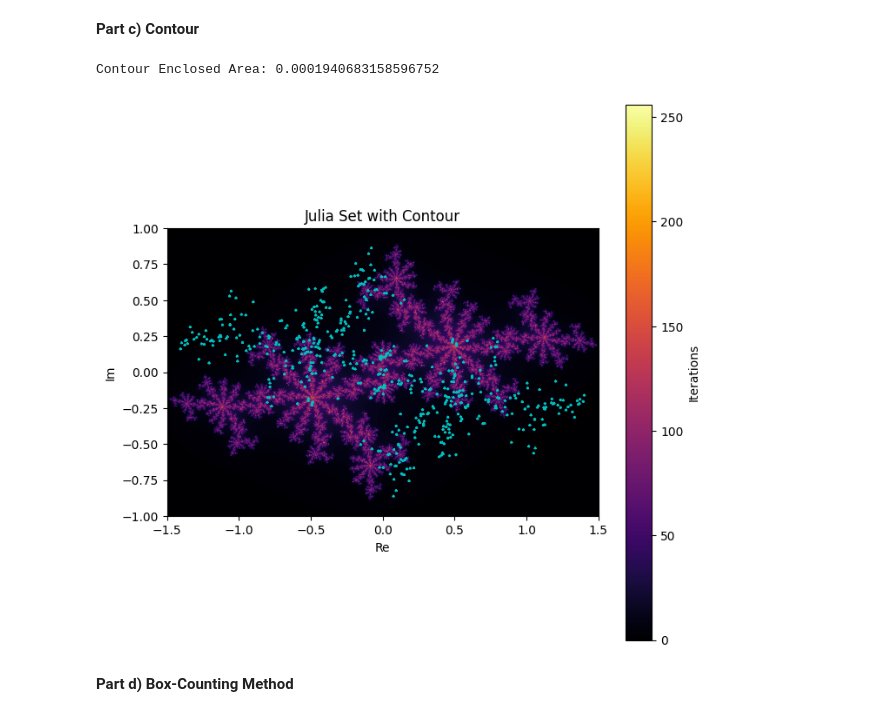
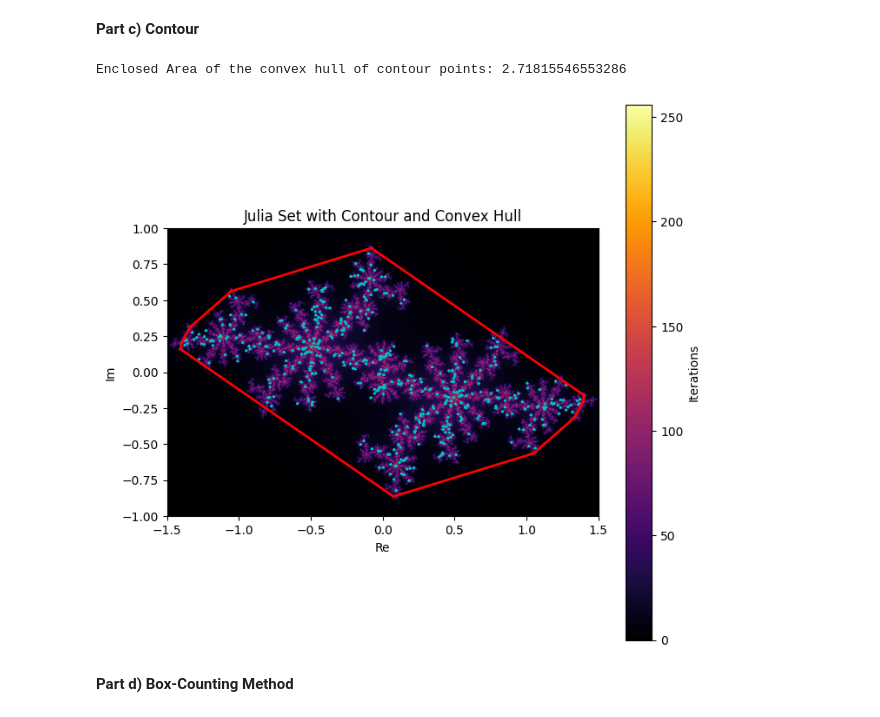
Before and after one commit to wcmelby/129L_ProblemSet_4, a Jupyter notebook: Question_2/Question2.ipynb, the cells around one changed output. Saved outputs shown, nothing was run; the diff lists cells and outputs as text; code cells hidden in the pictures.

```diff
--- a/Question_2/Question2.ipynb
+++ b/Question_2/Question2.ipynb
@@ -70,18 +71,26 @@ def julia_iteration(z, c, max_iter):
 julia_set = julia_iteration(Z, c, max_iter)
 
 # Extract boundary points of the Julia set
-threshold = max_iter * 0.9  # Adjust threshold for boundary points
+threshold = max_iter * 0.75  # Lower threshold to capture more boundary points
 points = np.column_stack((X[julia_set > threshold].flatten(), Y[julia_set > threshold].flatten()))
 
-# Compute convex hull if enough points exist
+# Flip Y-coordinates to match imshow's orientation
+points[:, 1] = -points[:, 1]
+
+# Ensure extreme left/right points are included
 if len(points) > 2:
+    leftmost = points[np.argmin(points[:, 0])]
+    rightmost = points[np.argmax(points[:, 0])]
+    points = np.vstack([points, leftmost, rightmost])
+
+    # Compute convex hull
     hull = ConvexHull(points)
     hull_area = hull.volume  # Area of the convex hull
     print(f"Convex Hull Area: {hull_area}")
 
     # Plot the Julia set with convex hull
     plt.figure(figsize=(8, 8))
-    plt.imshow(julia_set, extent=[xmin, xmax, ymin, ymax], cmap='inferno')
+    plt.imshow(julia_set, extent=[xmin, xmax, ymin, ymax], cmap='inferno', origin='lower')
     plt.colorbar(label='Iterations')
     plt.title('Julia Set with Convex Hull')
     plt.xlabel('Re')
@@ -89,9 +98,9 @@ if len(points) > 2:
 
     # Draw the convex hull
     for simplex in hull.simplices:
-        plt.plot(points[simplex, 0], points[simplex, 1], 'c-', linewidth=2)
+        plt.plot(points[simplex, 0], -points[simplex, 1], 'c-', linewidth=2)
 
-    plt.savefig('julia_set_convex_hull.png')
+    # plt.savefig('julia_set_convex_hull.png')
     plt.show()
 else:
     print("Not enough boundary points to compute the convex hull.")
@@ -101,56 +110,53 @@ Convex Hull Area: 2.7230690428116504
 # %% [markdown]
 **Part c) Contour**
 # %%
-# Generate the grid
-x = np.linspace(xmin, xmax, width)
-y = np.linspace(ymin, ymax, height)
-X, Y = np.meshgrid(x, y)
-Z = X + 1j * Y
-
-# Julia set iteration
-def julia_iteration(z, c, max_iter):
-    iteration_count = np.zeros(z.shape, dtype=int)
-    mask = np.ones(z.shape, dtype=bool)
-
-    for i in range(max_iter):
-        Z[mask] = Z[mask] ** 2 + c
-        mask = np.abs(Z) < 2
-        iteration_count += mask
-
-    return iteration_count
-
-julia_set = julia_iteration(Z, c, max_iter)
-
 # Extract contour of the Julia set
 contours = measure.find_contours(julia_set, level=max_iter * 0.9)
 
-# Compute area enclosed by the contour
-contour_area = 0
+# Store all contour points
+all_contour_points = []
+
 for contour in contours:
     x_vals = contour[:, 1] * (xmax - xmin) / width + xmin
     y_vals = contour[:, 0] * (ymax - ymin) / height + ymin
-    contour_area += 0.5 * np.abs(np.dot(x_vals, np.roll(y_vals, 1)) - np.dot(y_vals, np.roll(x_vals, 1)))
+    all_contour_points.extend(np.column_stack((x_vals, y_vals)))
 
-print(f"Contour Enclosed Area: {contour_area}")
+# Convert contour points to a NumPy array
+all_contour_points = np.array(all_contour_points)
 
-# Plot the Julia set with contour
+# Compute convex hull if there are enough points
+if len(all_contour_points) > 2:
+    hull = ConvexHull(all_contour_points)
+    hull_area = hull.volume  # Correct enclosed area calculation
+    print(f"Enclosed Area of the convex hull of contour points: {hull_area}")
+else:
+    hull = None
+    hull_area = 0
+    print("Not enough points to compute the convex hull.")
+
+# Plot the Julia set with contour and convex hull
 plt.figure(figsize=(8, 8))
-plt.imshow(julia_set, extent=[xmin, xmax, ymin, ymax], cmap='inferno')
+plt.imshow(julia_set, extent=[xmin, xmax, ymin, ymax], cmap='inferno', origin='lower')
 plt.colorbar(label='Iterations')
-plt.title('Julia Set with Contour')
+plt.title('Julia Set with Contour and Convex Hull')
 plt.xlabel('Re')
 plt.ylabel('Im')
 
 # Draw the contour
 for contour in contours:
     plt.plot(contour[:, 1] * (xmax - xmin) / width + xmin,
-             contour[:, 0] * (ymax - ymin) / height + ymin, 'c-', linewidth=2)
+             contour[:, 0] * (ymax - ymin) / height + ymin, 'c-', linewidth=2, label='Contour')
 
-plt.savefig('julia_set_contour.png')
+# Draw the convex hull
+if hull is not None:
+    for simplex in hull.simplices:
+        plt.plot(all_contour_points[simplex, 0], all_contour_points[simplex, 1], 'r-', linewidth=2, label='Convex Hull')
+
+# plt.savefig('julia_set_contour.png')
 plt.show()
 # %% [output]
-Contour Enclosed Area: 0.0001940683158596752
+Enclosed Area of the convex hull of contour points: 2.71815546553286
-[figure, old version]
+[figure, new version]
 # %% [markdown]
 **Part d) Box-Counting Method**
 # %%
```
Also changed, not shown: parts of 5 cells of this notebook, 7 other files.
